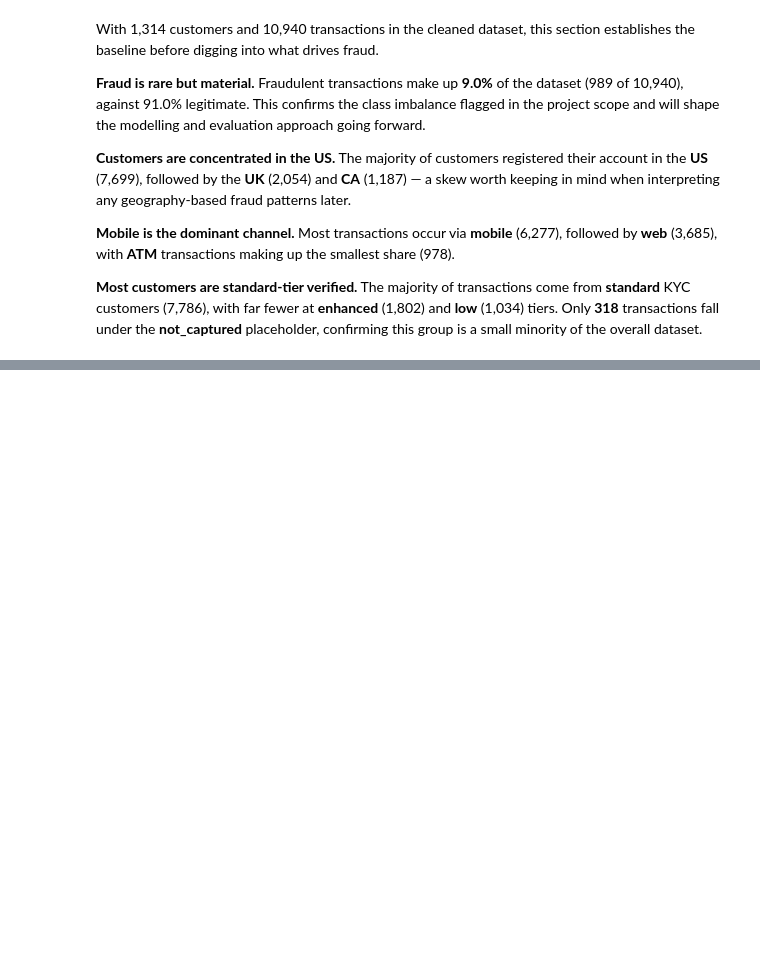
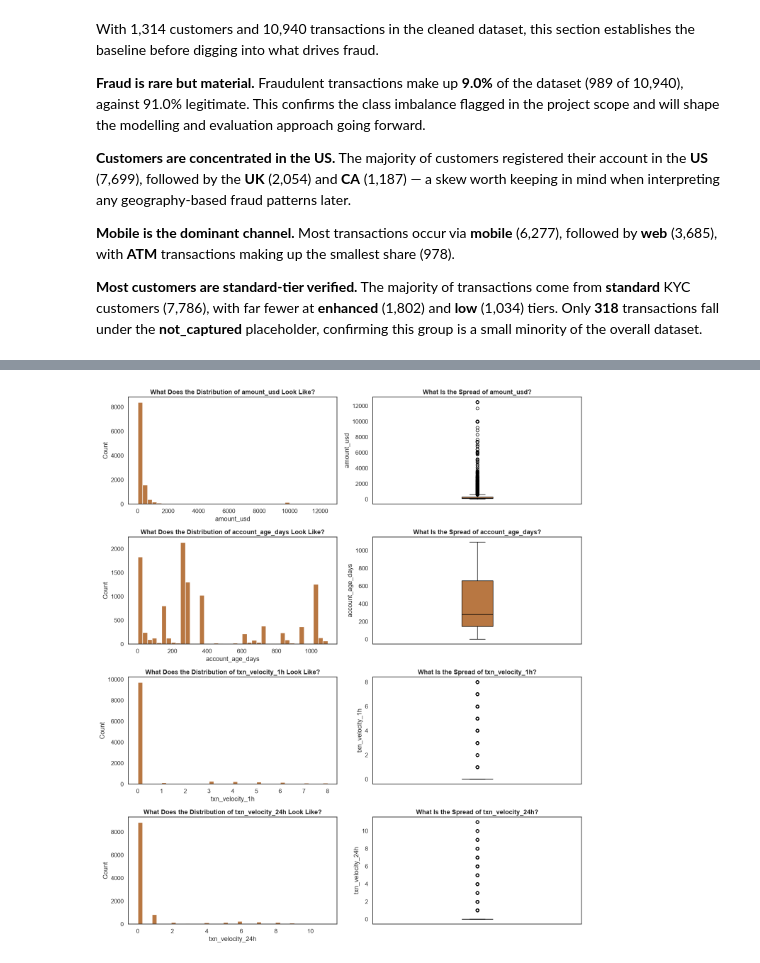
Before and after one commit to LeesiElekwa/Digital_Transfer_Fraud_Detection_System, a Jupyter notebook: Notebooks/ExploratoryAnalysis.ipynb, the cells around one changed output, grey strips where cells are left out. Cells and saved outputs as stored; diff of their text form; code cells hidden in the pictures; blank space fills up the shorter version.

```diff
--- a/Notebooks/ExploratoryAnalysis.ipynb
+++ b/Notebooks/ExploratoryAnalysis.ipynb
@@ -105,0 +171,30 @@ With 1,314 customers and 10,940 transactions in the cleaned dataset, this sectio
+# %%
+def plot_distribution_grid(df, features, color="#B87742"):
+    fig, axes = plt.subplots(len(features), 2, figsize=(14, 4 * len(features)))
+    axes = axes.flatten()
+
+    for i, feature in enumerate(features):
+        hist_ax = axes[i * 2]
+        box_ax = axes[i * 2 + 1]
+
+        # Histogram
+        hist_ax.hist(df[feature], bins=40, color=color, edgecolor="white")
+        hist_ax.set_title(f"What Does the Distribution of {feature} Look Like?")
+        hist_ax.set_xlabel(feature)
+        hist_ax.set_ylabel("Count")
+
+        # Boxplot
+        box_ax.boxplot(df[feature], orientation="vertical", patch_artist=True,
+                        boxprops=dict(facecolor=color, color="black"),
+                        medianprops=dict(color="black"))
+        box_ax.set_title(f"What Is the Spread of {feature}?")
+        box_ax.set_xticks([])
+        box_ax.set_ylabel(feature)
+
+    plt.tight_layout()
+    plt.show()
+# %%
+transaction_features = ["amount_usd", "account_age_days", "txn_velocity_1h", "txn_velocity_24h"]
+plot_distribution_grid(df_cleaned_transaction_data, transaction_features)
+# %% [output]
+[figure, added]
```
Also changed, not shown: parts of 7 cells of this notebook.
